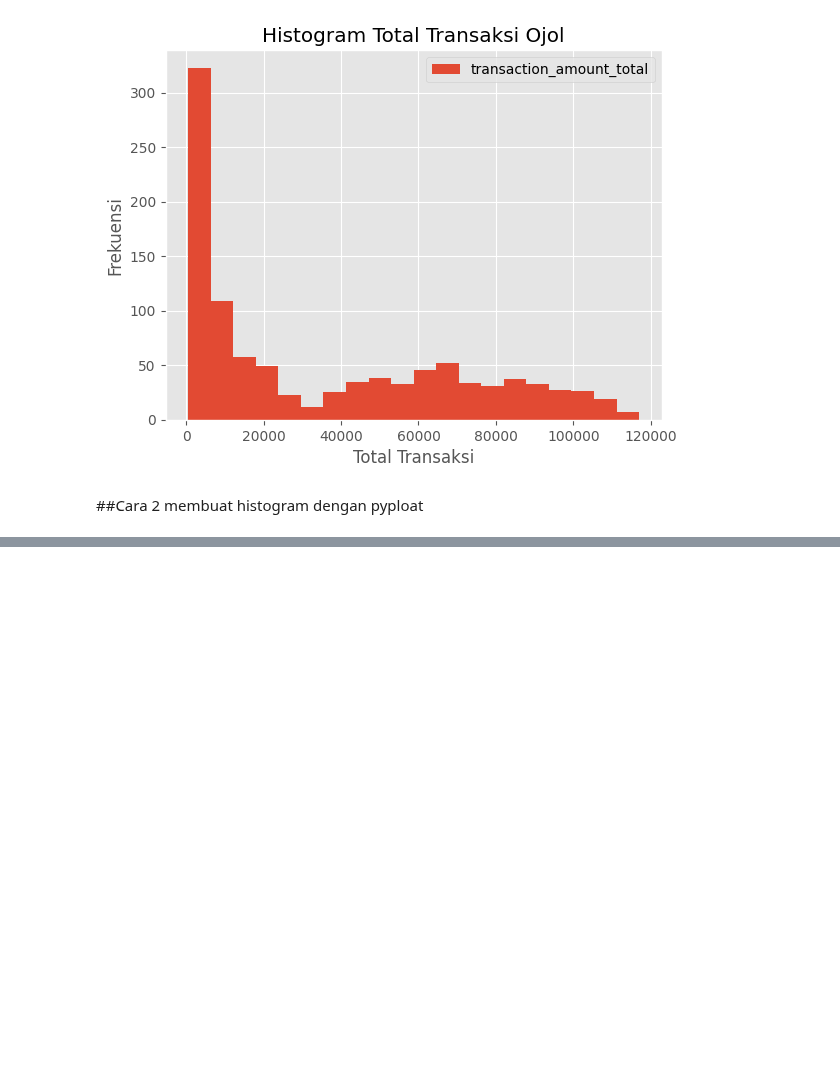
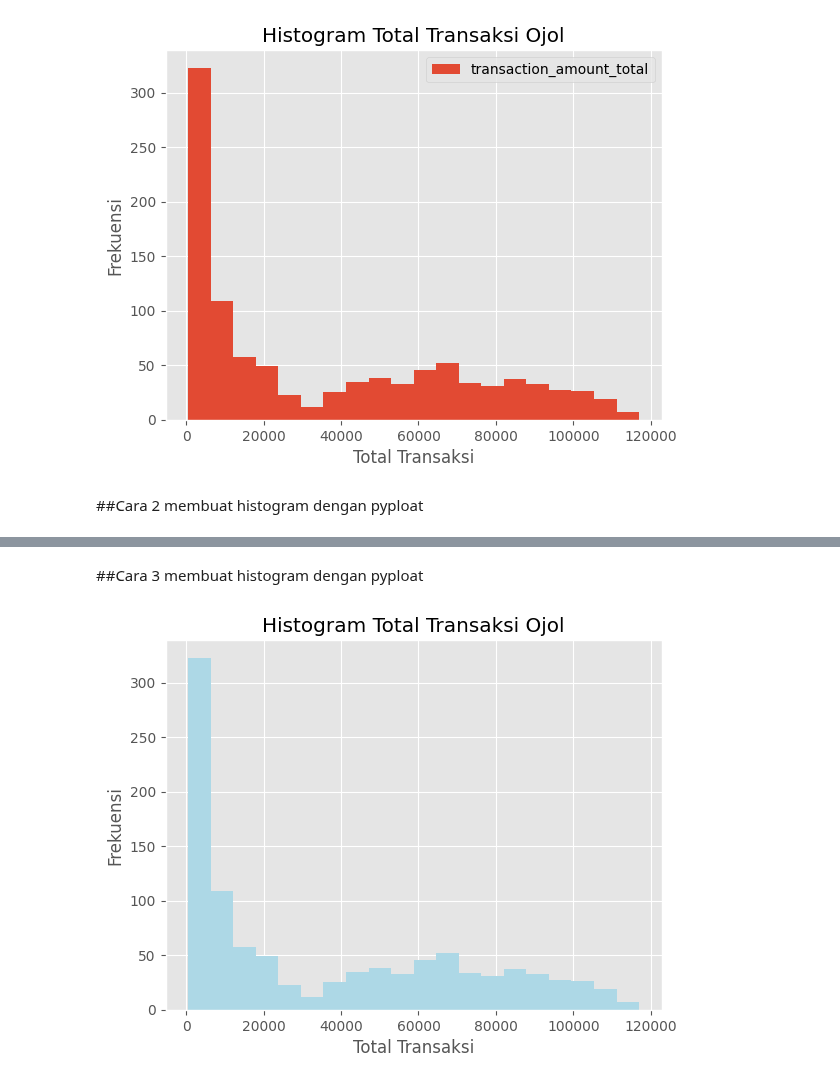
Before and after one commit to IdhamAbidinKaisilay/BelajarDataAnalyst, a Jupyter notebook: Pandas_VisualisasiData.ipynb, the cells around one changed output, grey strips where cells are left out. Drawn from its saved outputs; the diff is of its cells as text; code cells hidden in the pictures; blank space fills up the shorter version.

```diff
--- a/Pandas_VisualisasiData.ipynb
+++ b/Pandas_VisualisasiData.ipynb
@@ -45,0 +45,12 @@ plt.show()
+# %% [markdown]
+##Cara 3 membuat histogram dengan pyploat
+# %%
+df['transaction_amount_total'].plot(kind='hist', bins=20, color='lightblue')
+
+plt.title('Histogram Total Transaksi Ojol')
+plt.xlabel('Total Transaksi')
+plt.ylabel('Frekuensi')
+
+plt.show()
+# %% [output]
+[figure, added]
```
Also changed, not shown: parts of 1 cell of this notebook.
